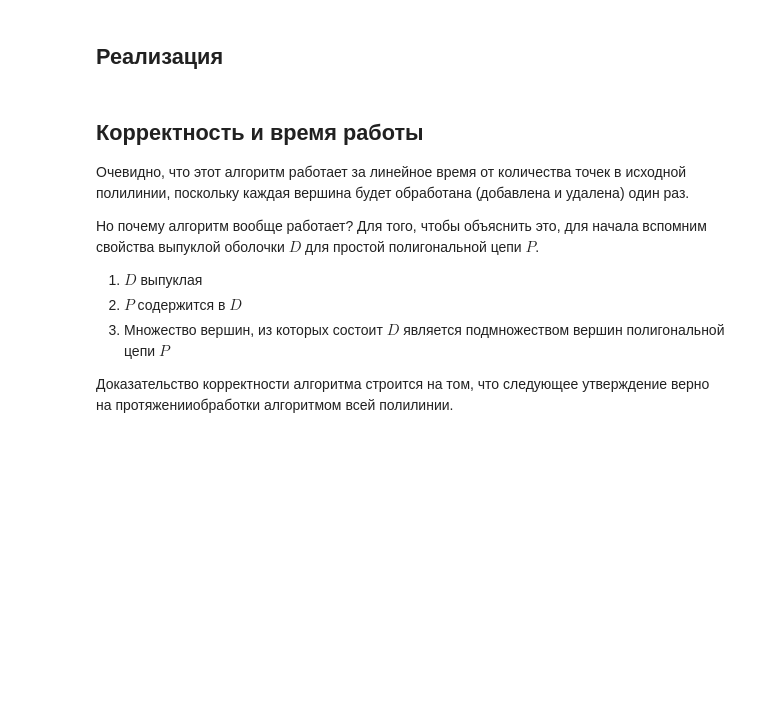
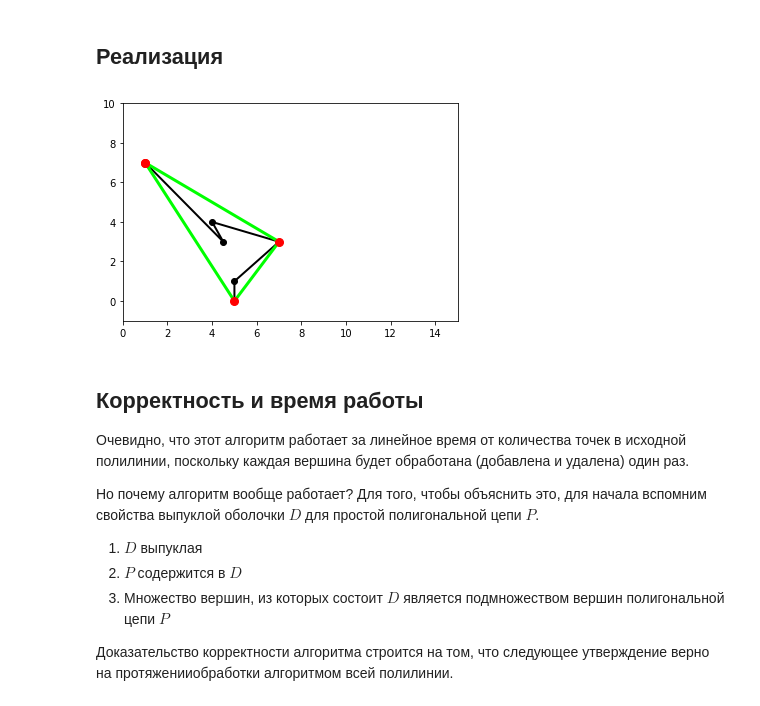
Before and after one commit to romagolchin/cg, a Jupyter notebook: 6_2d_static_convex_hull/static_convex_hull.ipynb, the cells around one changed output. Cells and saved outputs as stored; diff of their text form; code cells hidden in the pictures; blank space fills up the shorter version.

Commit message:
fixed formulae and minor bug in Melkman

```diff
--- a/6_2d_static_convex_hull/static_convex_hull.ipynb
+++ b/6_2d_static_convex_hull/static_convex_hull.ipynb
@@ -119,16 +119,8 @@ HTML(GrahamVisualiser(points=gen(), interval=1000).visualise().to_html5_video())
 ### Асимптотика
 Ровно такая же как у Грэма. Также можно отметить тот факт, что Эндрю в целом работает быстрее чем Грэхем, так как использует всего $O(n)$ поворотов, в то время как Грэхем использует $O(n \log n)$ поворотов.
 # %%
-
-TURN_LEFT, TURN_RIGHT, TURN_NONE = (1, -1, 0)
-
-def cmp(a, b):
-    return (a > b) - (a < b)
-
-def turn(q, r, p):
-    #предикат поворота, возвращает 1, -1, 0, если точки p, q, r  образуют левый, правый повороты
-    #или лежат на одной прямой, соответственно.
-    return cmp((q[0] - p[0])*(r[1] - p[1]) - (r[0] - p[0])*(q[1] - p[1]), 0)
+from utils import *
+from functools import *
 
 def keep_left(hull, r):
     while len(hull) > 1 and turn(hull[-1], r, hull[-2]) != TURN_LEFT:
@@ -141,7 +133,7 @@ def convex_hull(points):
     points = sorted(points)
     l = reduce(keep_left, points, [])
     u = reduce(keep_left, reversed(points), [])
-    return l.extend(u[i] for i in xrange(1, len(u) - 1)) or l
+    return l.extend(u[i] for i in range(1, len(u) - 1)) or l
 # %% [markdown]
 ## Алгоритм Чена
 Является комбинацией двух алгоритмов - Джарвиса и Грехема. Недостатком Грэхема является необходимость сортировки всех точек по полярному углу, что занимает достаточно много времени $O(n \log n)$. Джарвис требует перебора всех точек для каждой из $k$ точек оболочки, что в худшем случае занимает $O(n^2)$.
@@ -364,41 +361,49 @@ from utils import *
 # %% [markdown]
 ## Реализация
 # %%
+from collections import deque
+from melkman import *
+from utils import *
+
+
 def melkman(points):
-    d = deque()
-
+    d = deque(points[:min(len(points), 3)])
     # Если точек меньше 3, то нет смысла делать что-то дальше
-    if len(points) < 3:
+    if len(d) < 3:
         return d
-
-    #Добавляем в дек первые три точки
-    t = turn(points[1], points[0], points[2])
+    d.appendleft(points[2])
+    t = turn(points[0], points[1], points[2])
     if t == TURN_RIGHT:
-        d.append(points[0])
-        d.append(points[1])
-    else:
-        d.append(points[1])
-        d.append(points[0])
-    d.append(points[2])
-    d.appendleft(points[2])
-
+        d[1], d[2] = d[2], d[1]
     #Идем по полилинии, обрабатывая новые вершины
     for i in range(3, len(points)):
         l = len(d)
         #Шаг первый: если очередная точка лежит внутри уже имеющейся оболочки, то пропускаем ее
-        if turn(d[0], points[i], d[1]) == TURN_RIGHT and turn(d[l - 1], d[l - 2], points[i]) == TURN_RIGHT:
+        if turn(d[0], points[i], d[1]) == TURN_RIGHT and len(d) >= 2 and \
+                        turn(d[-1], d[-2], points[i]) == TURN_RIGHT:
             continue
-
+        # Точку, которая была последней на предыдущей итерации,
+        # нужно удалить, чтобы она встречалась в деке 1 раз
+        if turn(d[-1], d[-2], points[i]) == TURN_NONE:
+            d.pop()
         #Шаг второй: если очередная точка лежит слева от прямой, образованной двумя крайними точками,
         #лежащими на правой границе дека, то модифицируем дек
-        while turn(d[l - 1], d[l - 2], points[i]) == TURN_LEFT:
+        while len(d) >= 2 and turn(d[-1], d[-2], points[i]) == TURN_LEFT:
             d.pop()
             l -= 1
         #Добавляем текущую точку в правый конец дека
         d.append(points[i])
 
         #Шаг третий: как на втором шаге, только для левого конца дека
-        while turn(d[0], points[i], d[1]) == TURN_LEFT:
+        while len(d) >= 2 and turn(d[0], points[i], d[1]) == TURN_LEFT:
             d.popleft()
         d.appendleft(points[i])
-    return d
+    return list(d)
+
+
+#Здесь можно посмотреть примеры работы
+#example_melkman[i], где i может принимать значения от 0 до 3 - номер примера
+points = example_melkman[0]
+plot_melkman(points, melkman(points))
+# %% [output]
+[figure, added]
```
Also changed, not shown: parts of 8 cells of this notebook, 4 other files.
